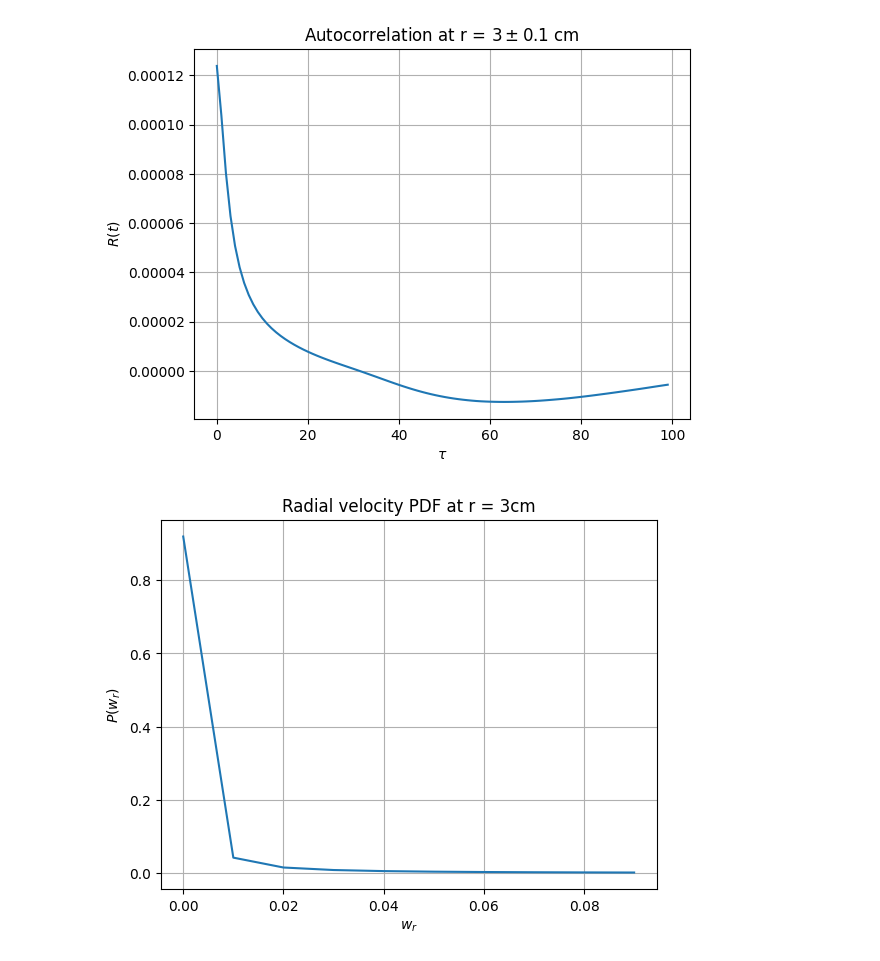
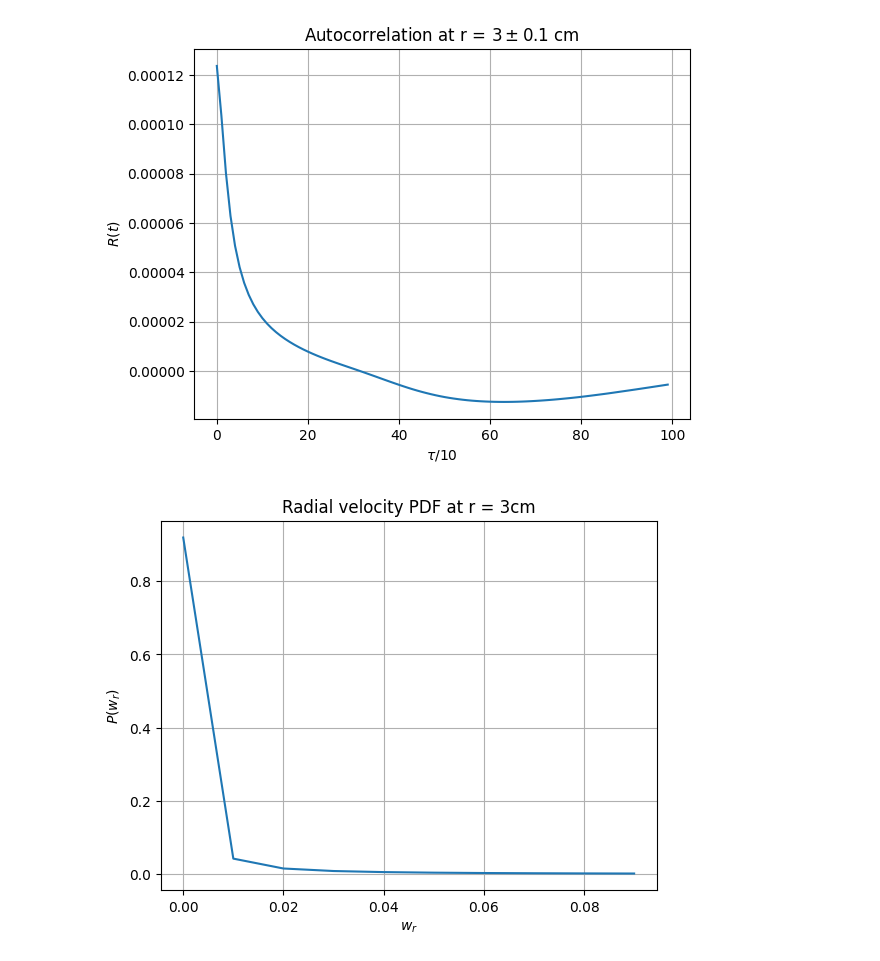
Before and after one commit to Nikolay-Masnev/ParticleDNS, a Jupyter notebook: plotter.ipynb, the cells around one changed output. Cells and saved outputs as stored; diff of their text form; code cells hidden in the pictures.

```diff
--- a/plotter.ipynb
+++ b/plotter.ipynb
@@ -1,18 +1,18 @@
 # %%
 import numpy as np
 import matplotlib.pyplot as plt
 
 # Text file data converted to integer data type
-y = np.loadtxt("autocorr.txt", dtype=float)[:100]
+y = np.loadtxt("w_autocorr.data", dtype=float)[:100]
 x = np.arange(start=0, stop=100, step=1)
 
 plt.grid()
-plt.xlabel(r'$\tau$')
+plt.xlabel(r'$\tau/10$')
 plt.ylabel(r'$R(t)$')
 plt.title(r'Autocorrelation at r = $3\pm 0.1$ cm')
 
 plt.plot(x, y)
 plt.show()
 # %% [output]
-[figure, old version]
+[figure, new version]
 # %%
```
Also changed, not shown: parts of 4 cells of this notebook, 4 other files.
